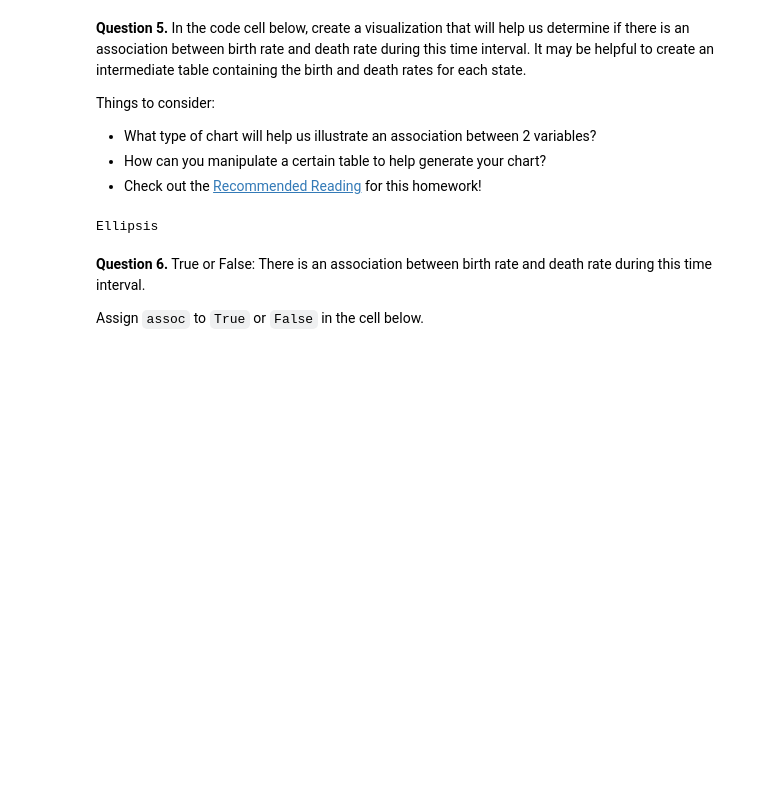
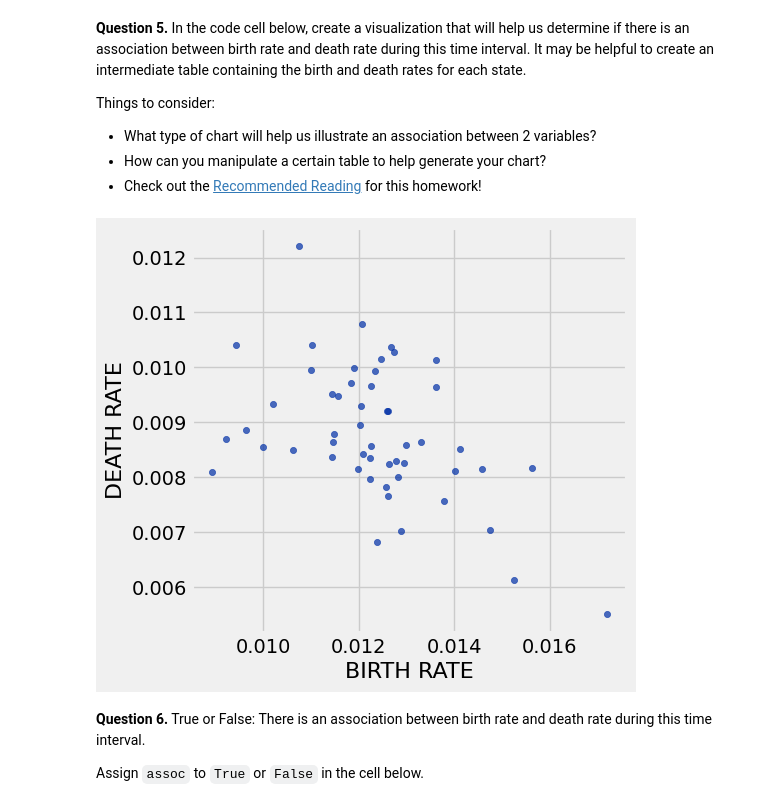
Before and after one commit to ttlarson13/Data-Analytics-Fall-25, a Jupyter notebook: hw03/hw03.ipynb, the cells around one changed output. Drawn from its saved outputs; the diff is of its cells as text; code cells hidden in the pictures; blank space fills up the shorter version.

```diff
--- a/hw03/hw03.ipynb
+++ b/hw03/hw03.ipynb
@@ -317,11 +293,12 @@ Things to consider:
 - Check out the [Recommended Reading](https://inferentialthinking.com/chapters/07/Visualization.html) for this homework!
 # %%
 # In this cell, use birth_rates and death_rates to generate your visualization
-birth_rates_2015 = pop.column('BIRTHS') / pop.column('2015')
-death_rates_2015 = pop.column('DEATHS') / pop.column('2015')
-...
+deaths = (pop.column("DEATHS")) / (pop.column("2015"))
+births = (pop.column("BIRTHS")) / (pop.column("2015"))
+pop_rates = pop.with_columns("BIRTH RATE", births, "DEATH RATE", deaths)
+pop_rates.scatter("BIRTH RATE", "DEATH RATE")
 # %% [output]
-Ellipsis
+[figure, added]
 # %% [markdown]
 <!-- END QUESTION -->
 
```
Also changed, not shown: parts of 17 cells of this notebook, 3 other files.
